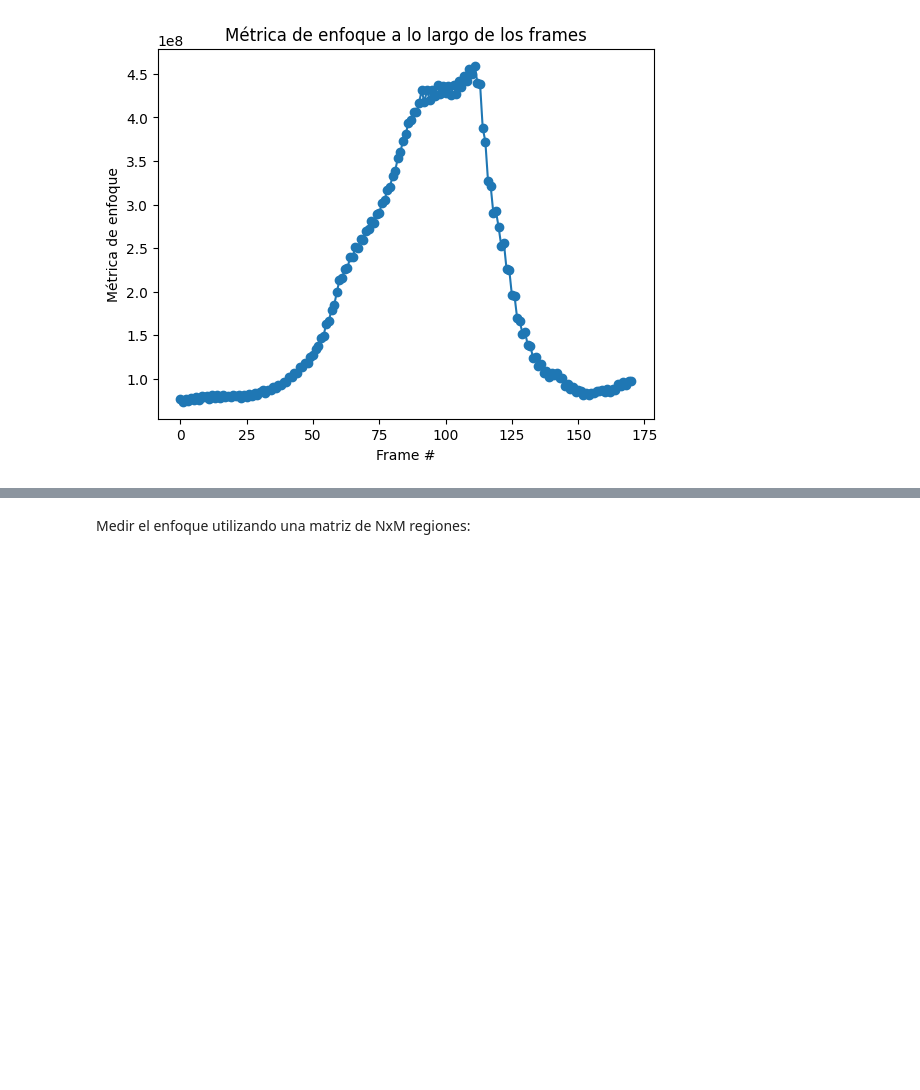
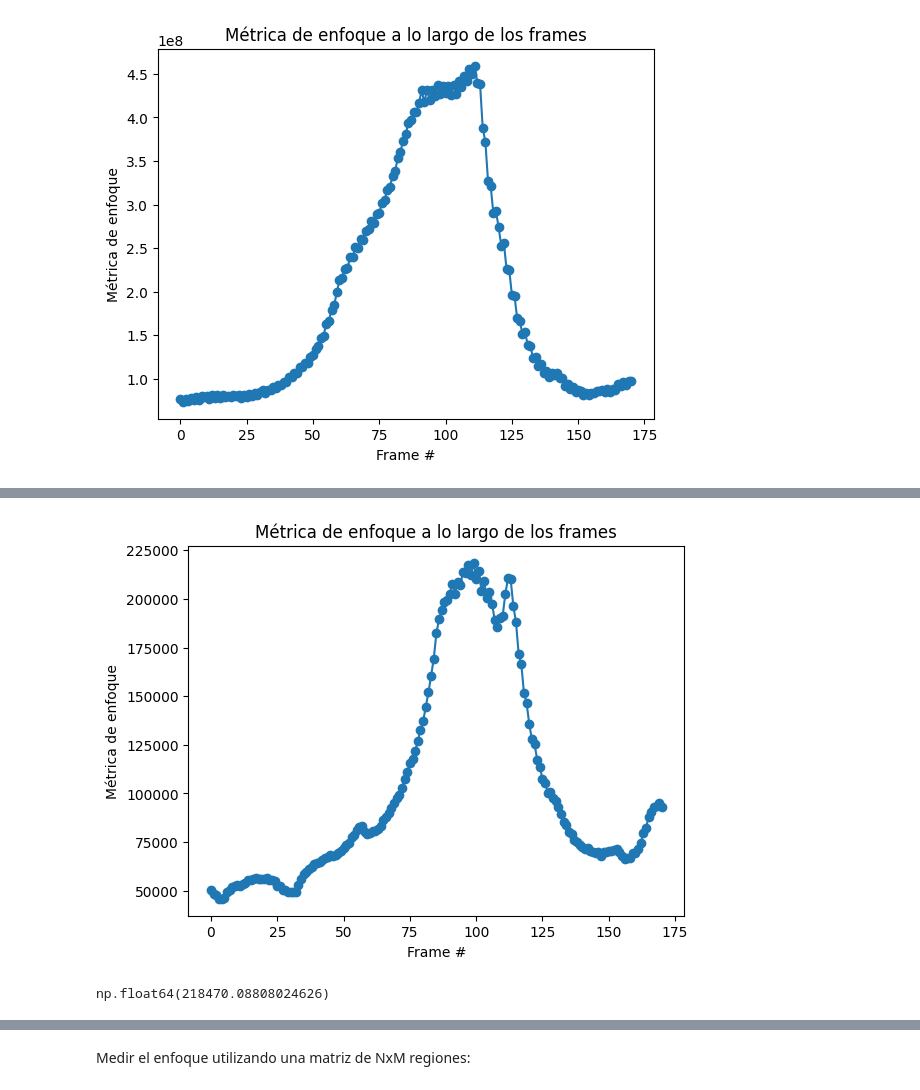
Before and after one commit to leanroyo/vision_computadoraI, a Jupyter notebook: tp2c15.ipynb, the cells around one changed output, grey strips where cells are left out. Drawn from its saved outputs; the diff is of its cells as text; code cells hidden in the pictures; blank space fills up the shorter version.

```diff
--- a/tp2c15.ipynb
+++ b/tp2c15.ipynb
@@ -103,0 +120,3 @@ Medición de ROI (Región de interés):
+# %%
+max_value = max(sharpness_values) - 10
+max_value
@@ -103,0 +161,14 @@ Medición de ROI (Región de interés):
+# %%
+# Cargar el video
+video_path = 'Material_TPs\\TP2\\focus_video.mov'
+cap = cv.VideoCapture(video_path)
+
+# Verificar si el video se cargó correctamente
+if not cap.isOpened():
+    print("Error al cargar el video")
+else:
+    print("Video cargado correctamente")
+
+# Obtener la cantidad de frames
+frame_count = int(cap.get(cv.CAP_PROP_FRAME_COUNT))
+print(f"Total de frames en el video: {frame_count}")
@@ -104,26 +205,15 @@ Medición de ROI (Región de interés):
 # %%
-#Definir subimagen centrada en el frame
-
-def sharpness_metric_roi(image, roi_size=0.1):
-    rows, cols, _ = image.shape
-    roi_h, roi_w = int(rows * roi_size), int(cols * roi_size)
-    start_row, start_col = (rows - roi_h) // 2, (cols - roi_w) // 2
-    roi = image[start_row:start_row+roi_h, start_col:start_col+roi_w]
-
-    return sharpness_metric(roi)
-
+# Medir la nitidez en la ROI para todos los frames
 sharpness_values_roi = []
 
-cap.set(cv.CAP_PROP_POS_FRAMES, 0) # Resetear
+cap.set(cv.CAP_PROP_POS_FRAMES, 0)  # Ir al primer frame
 
 for i in range(frame_count):
     ret, frame = cap.read()
     if not ret:
         break
 
-    sharpness = sharpness_metric_roi(frame)
+    sharpness = sharpness_metric_roi(frame, roi_scale=0.05)
     sharpness_values_roi.append(sharpness)
 
-    print(f"Frame {i+1}/{frame_count}, Sharpness (ROI): {sharpness}")
-
-cap.release()
+    print(f"Frame {i+1}/{frame_count}, ROI Sharpness: {sharpness}")
@@ -129,0 +238,10 @@ cap.release()
+# %%
+import matplotlib.pyplot as plt
+
+plt.plot(sharpness_values_roi, marker='o')
+plt.title('Métrica de enfoque a lo largo de los frames')
+plt.xlabel('Frame #')
+plt.ylabel('Métrica de enfoque')
+plt.show()
+# %% [output]
+[figure, added]
@@ -129,0 +265,5 @@ cap.release()
+# %%
+max_value = max(sharpness_values_roi) - 10
+max_value
+# %% [output]
+np.float64(218470.08808024626)
```
Also changed, not shown: parts of 42 cells of this notebook, 4 other files.
